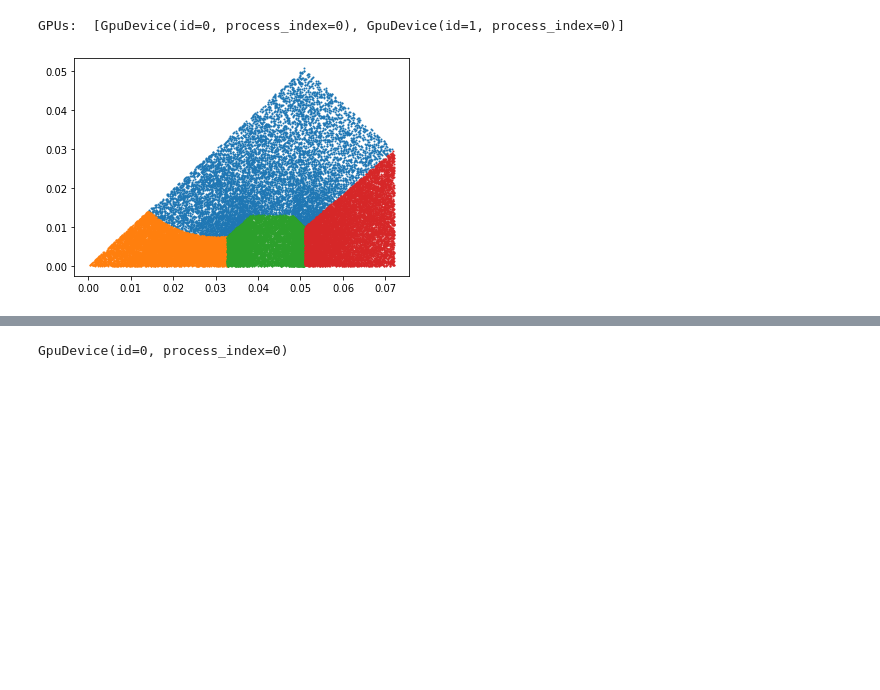
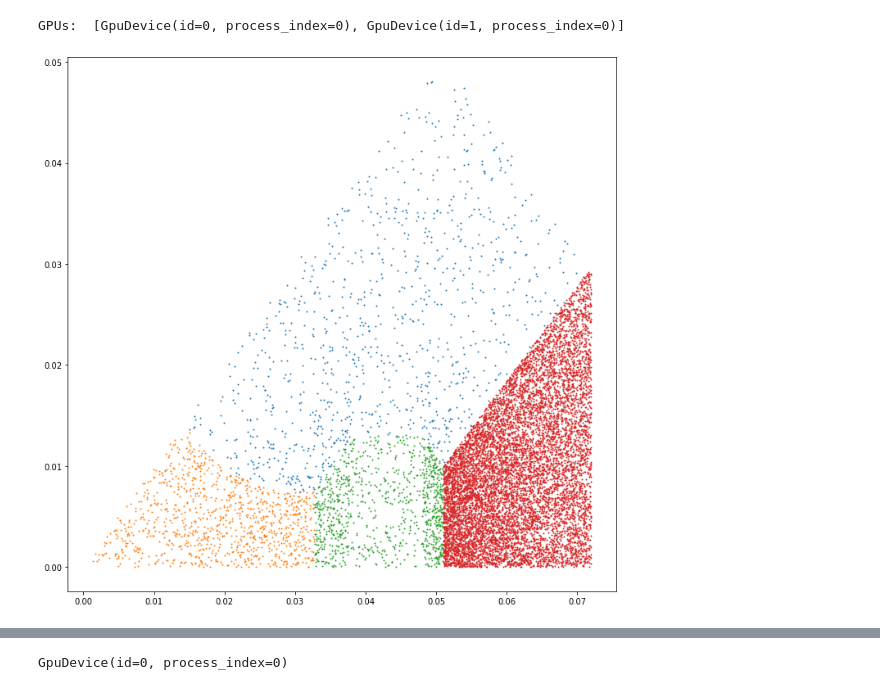
Before and after one commit to ion-g-ion/PINNs, a Jupyter notebook: quad2_check.ipynb, the cells around one changed output, grey strips where cells are left out. Drawn from its saved outputs; the diff is of its cells as text; code cells hidden in the pictures; blank space fills up the shorter version.

```diff
--- a/quad2_check.ipynb
+++ b/quad2_check.ipynb
@@ -245,22 +245,22 @@ def create_geometry(key, scale = 1):
 # %%
 geom1, geom2, geom3, geom4 = create_geometry(rnd_key)
 
-pts,_ = geom1.importance_sampling(10000)
+pts,_ = geom1.importance_sampling(1000)
 
-plt.figure()
+plt.figure(figsize=(12,12))
 plt.scatter(pts[:,0], pts[:,1], s = 1)
 
-pts,_ = geom2.importance_sampling(10000)
+pts,_ = geom2.importance_sampling(1000)
 plt.scatter(pts[:,0],pts[:,1], s = 1)
 
-pts,_ = geom3.importance_sampling(10000)
+pts,_ = geom3.importance_sampling(1000)
 plt.scatter(pts[:,0],pts[:,1], s = 1)
 
 pts,_ = geom4.importance_sampling(10000)
 plt.scatter(pts[:,0],pts[:,1], s = 1)
 plt.show()
 # %% [output]
-[figure, old version]
+[figure, new version]
 # %%
 def interface_function2d(nd, endpositive, endzero, nn):
 
```
Also changed, not shown: parts of 9 cells of this notebook, 4 other files.
